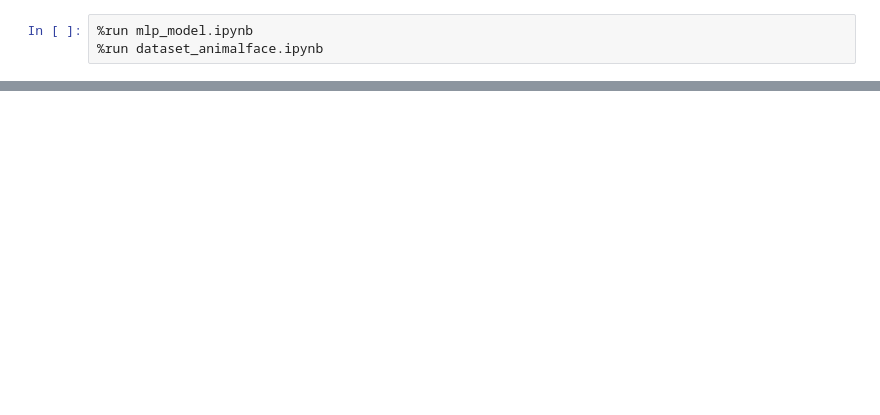
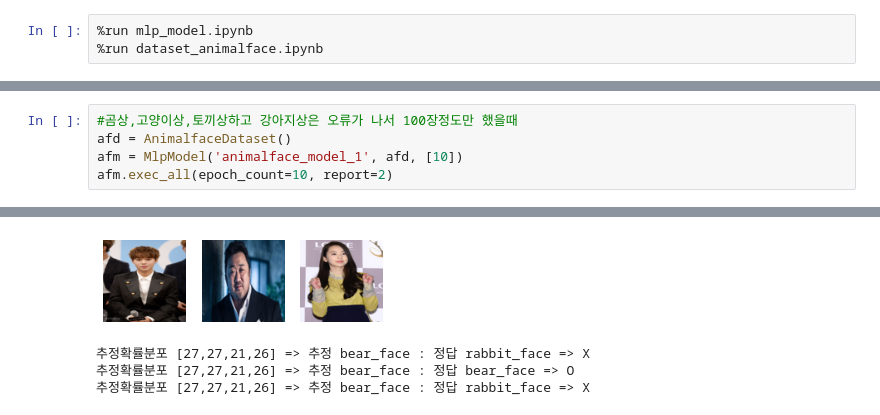
Before and after one commit to Yong-Bin-Park/Deep_Learning, a Jupyter notebook: animalface_model_test.ipynb, the cells around one changed output, grey strips where cells are left out. Cells and saved outputs as stored; diff of their text form; blank space fills up the shorter version.

```diff
--- a/animalface_model_test.ipynb
+++ b/animalface_model_test.ipynb
@@ -9,0 +43,6 @@ ValueError: setting an array element with a sequence.
+# %%
+#곰상,고양이상,토끼상하고 강아지상은 오류가 나서 100장정도만 했을때
+afd = AnimalfaceDataset()
+afm = MlpModel('animalface_model_1', afd, [10])
+afm.exec_all(epoch_count=10, report=2)
+# %% [output]
@@ -9,0 +59,4 @@ ValueError: setting an array element with a sequence.
+[figure, added]
+추정확률분포 [27,27,21,26] => 추정 bear_face : 정답 rabbit_face => X
+추정확률분포 [27,27,21,26] => 추정 bear_face : 정답 bear_face => O
+추정확률분포 [27,27,21,26] => 추정 bear_face : 정답 rabbit_face => X
```
Also changed, not shown: parts of 16 cells of this notebook.
